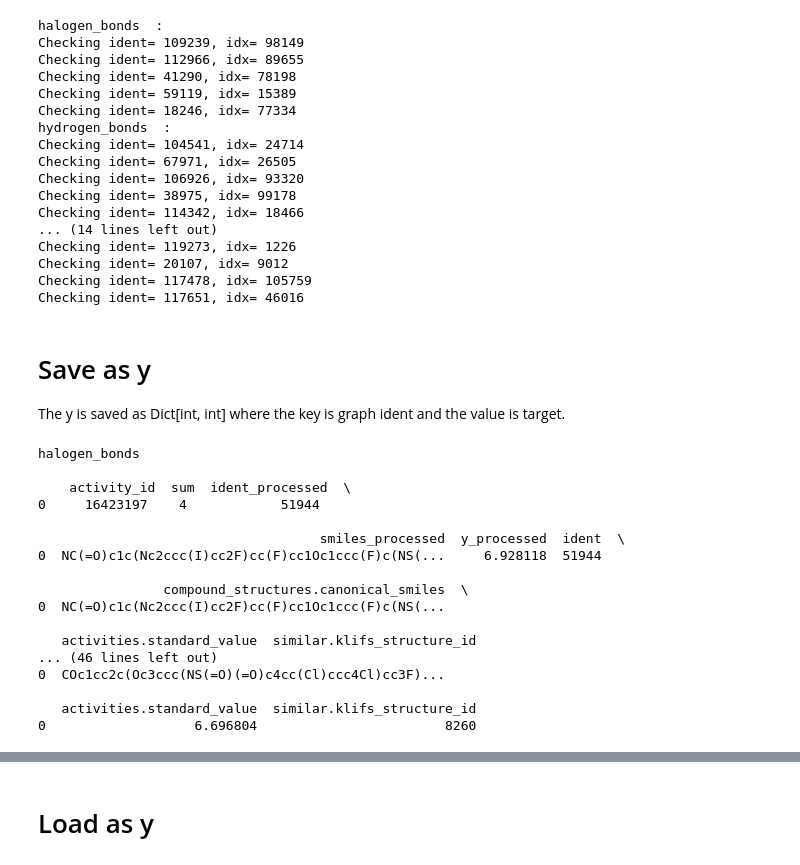
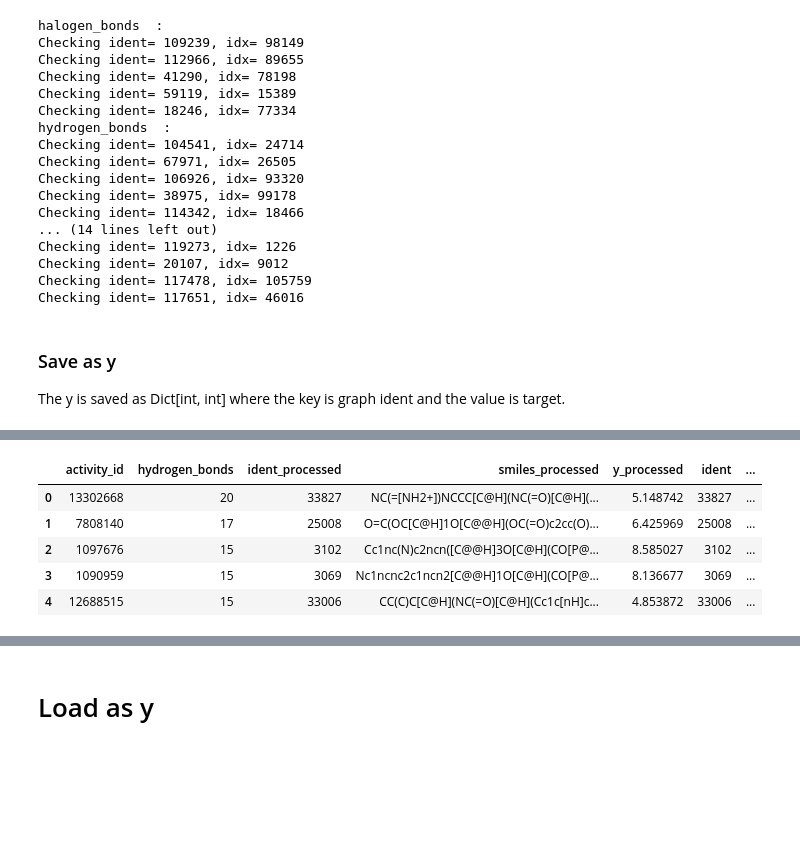
Before and after one commit to fatemeh-moghaddam/kinodata-3D-affinity-prediction, a Jupyter notebook: prob/probing_notebooks/interactions.ipynb, the cells around one changed output, grey strips where cells are left out. Saved outputs shown, nothing was run; the diff lists cells and outputs as text; code cells hidden in the pictures; blank space fills up the shorter version.

```diff
--- a/prob/probing_notebooks/interactions.ipynb
+++ b/prob/probing_notebooks/interactions.ipynb
@@ -180,34 +184,8 @@ Checking ident= 20107, idx= 9012
 Checking ident= 117478, idx= 105759
 Checking ident= 117651, idx= 46016
 # %% [markdown]
-# Save as y
+### Save as y
 The y is saved as Dict[int, int] where the key is graph ident and the value is target.
-# %%
-for interaction_df, interaction_name in zip(interactions_dfs, interaction_names):
-    print(interaction_name)
-    # sum over the interactions
-    interaction_df = interaction_df['activity_id'].value_counts().rename_axis('activity_id').reset_index(name='sum')
-    # merge with the mapper
-    interaction_df = interaction_df.merge(mapping, on='activity_id', how='inner')
-    print("\n", interaction_df.head(1))
-# %% [output]
-halogen_bonds
-
-    activity_id  sum  ident_processed  \
-0     16423197    4            51944
-
-                                    smiles_processed  y_processed  ident  \
-0  NC(=O)c1c(Nc2ccc(I)cc2F)cc(F)cc1Oc1ccc(F)c(NS(...     6.928118  51944
-
-                compound_structures.canonical_smiles  \
-0  NC(=O)c1c(Nc2ccc(I)cc2F)cc(F)cc1Oc1ccc(F)c(NS(...
-
-   activities.standard_value  similar.klifs_structure_id
-... (46 lines left out)
-0  COc1cc2c(Oc3ccc(NS(=O)(=O)c4cc(Cl)ccc4Cl)cc3F)...
-
-   activities.standard_value  similar.klifs_structure_id
-0                   6.696804                        8260
 # %%
 mapping.head()
 # %% [output]
@@ -217,6 +195,15 @@ mapping.head()
 | 2 | 20 | c1ccc(Oc2ccc(Nc3ncnc4ccccc34)cc2)cc1 | 5.565431 | 20 | c1ccc(Oc2ccc(Nc3ncnc4ccccc34)cc2)cc1 | 5.565431 | ... |
 | 3 | 44 | Nc1ncnc2c1c(-c1ccc(Oc3ccccc3)cc1)... | 6.568636 | 44 | Nc1ncnc2c1c(-c1ccc(Oc3ccccc3)cc1)... | 6.568636 | ... |
 | 4 | 1221 | CC(C)(C)n1cc(-c2ccc(Oc3ccccc3)cc2... | 5.640165 | 1221 | CC(C)(C)n1cc(-c2ccc(Oc3ccccc3)cc2... | 5.640165 | ... |
+# %%
+interactions_count[interaction_names[1]].head()
+# %% [output]
+|  | activity_id | hydrogen_bonds | ident_processed | smiles_processed | y_processed | ident | ... |
+| 0 | 13302668 | 20 | 33827 | NC(=[NH2+])NCCC[C@H](NC(=O)[C@H](... | 5.148742 | 33827 | ... |
+| 1 | 7808140 | 17 | 25008 | O=C(OC[C@H]1O[C@@H](OC(=O)c2cc(O)... | 6.425969 | 25008 | ... |
+| 2 | 1097676 | 15 | 3102 | Cc1nc(N)c2ncn([C@@H]3O[C@H](CO[P@... | 8.585027 | 3102 | ... |
+| 3 | 1090959 | 15 | 3069 | Nc1ncnc2c1ncn2[C@@H]1O[C@H](CO[P@... | 8.136677 | 3069 | ... |
+| 4 | 12688515 | 15 | 33006 | CC(C)C[C@H](NC(=O)[C@H](Cc1c[nH]c... | 4.853872 | 33006 | ... |
 # %%
 from prob.paths_and_io import save_out_tensor
 
```
Also changed, not shown: parts of 6 cells of this notebook.
